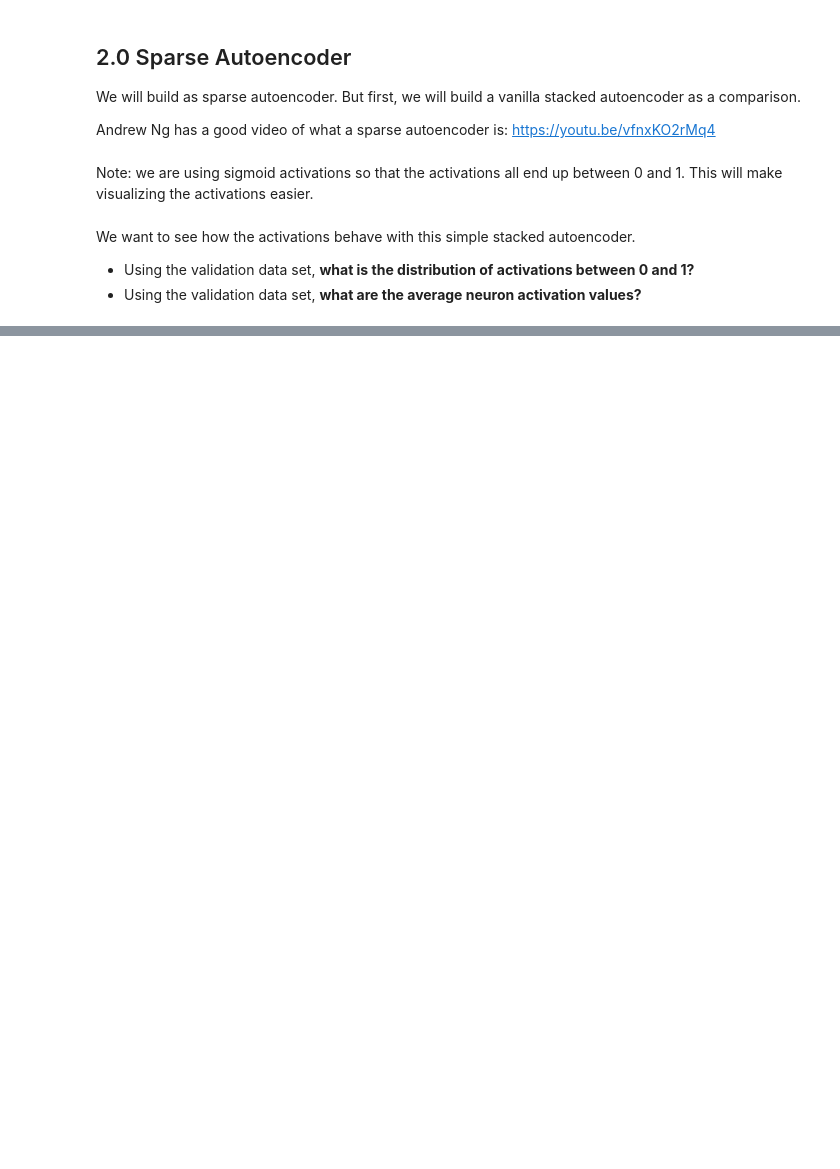
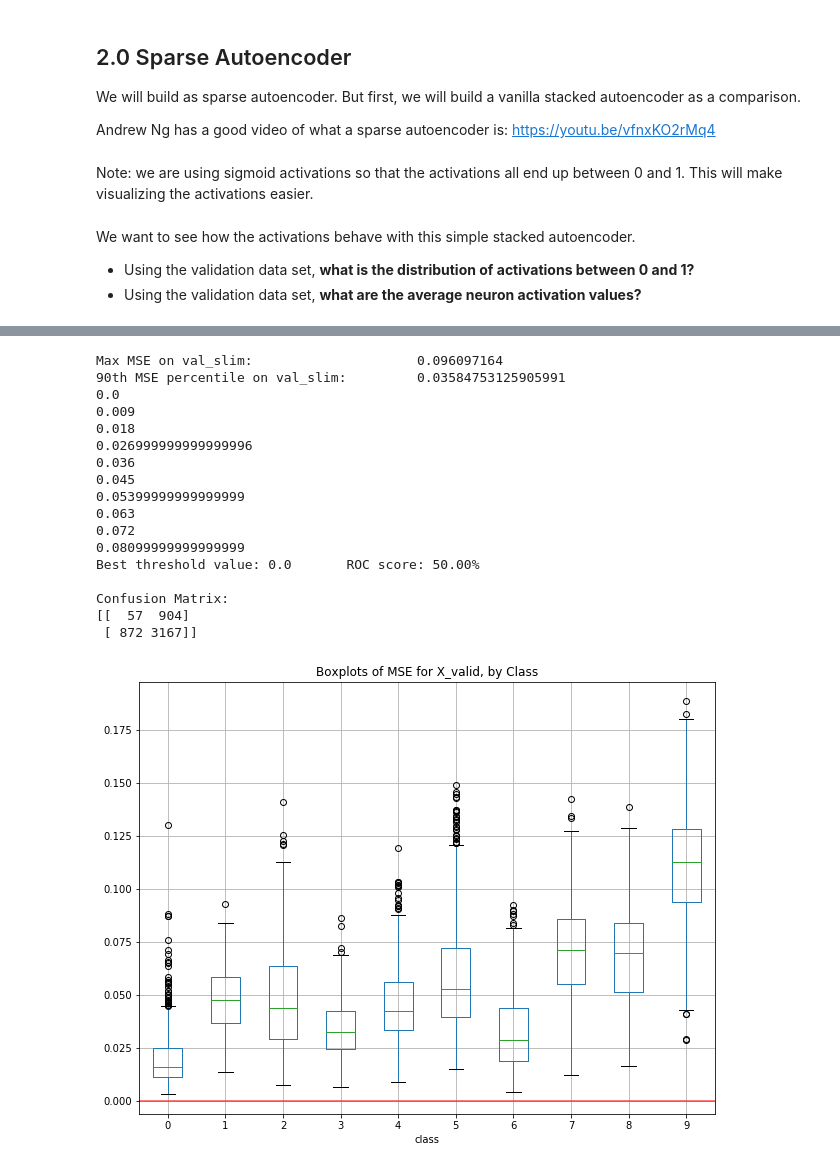
Before and after one commit to tvhahn/autoencoder-sandbox, a Jupyter notebook: notebooks/6.0-autoencoder-anomaly-detection.ipynb, the cells around one changed output, grey strips where cells are left out. Cells and saved outputs as stored; diff of their text form; code cells hidden in the pictures; blank space fills up the shorter version.

```diff
--- a/notebooks/6.0-autoencoder-anomaly-detection.ipynb
+++ b/notebooks/6.0-autoencoder-anomaly-detection.ipynb
@@ -314,0 +521,21 @@ def create_df_reconstruction(rmse_val, y_val, metric, class_to_remove, threshold
+# %%
+df_results = compare_select_method(sparse_kl_ae, X_val, y_val, X_val_slim, y_val_slim, class_to_remove)
+# %% [output]
+Max MSE on val_slim:                     0.096097164
+90th MSE percentile on val_slim:         0.03584753125905991
+0.0
+0.009
+0.018
+0.026999999999999996
+0.036
+0.045
+0.05399999999999999
+0.063
+0.072
+0.08099999999999999
+Best threshold value: 0.0       ROC score: 50.00%
+
+Confusion Matrix:
+[[  57  904]
+ [ 872 3167]]
+[figure, added]
```
Also changed, not shown: parts of 33 cells of this notebook.
